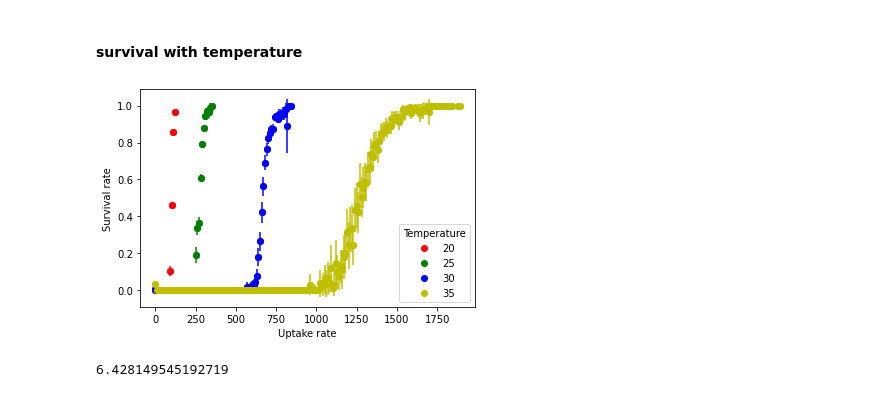
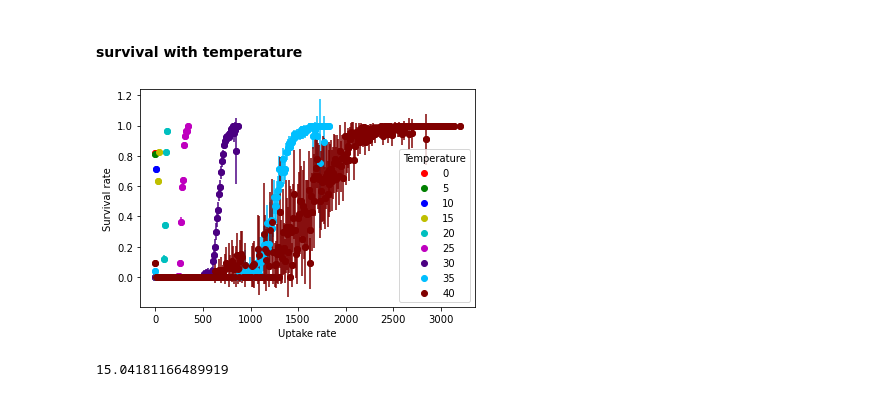
Before and after one commit to DaniDuan/CMEEProject, a Jupyter notebook: code/temp_microbial_CUE.ipynb, the cells around one changed output. Saved outputs shown, nothing was run; the diff lists cells and outputs as text; code cells hidden in the pictures.

```diff
--- a/code/temp_microbial_CUE.ipynb
+++ b/code/temp_microbial_CUE.ipynb
@@ -549,16 +610,16 @@ from rich_temp import funcs_with_temp
 import numpy as np
 import matplotlib.pylab as plt
 
+
 ########## Setting Parameters ###########
-N = 35 # Number of consumers
+N = 50 # Number of consumers
 M = 50 # Number of resources
 
 # Temperature params
 Tref = 273.15 # Reference temperature Kelvin, 0 degrees C
 Ma = 1 # Mass
 Ea_D = np.repeat(3.5,N) # Deactivation energy
-Ea_diff = 0.6
-lf = 0.1 # Leakage
+lf = 0.4 # Leakage
 p_value = 1 # External input resource concentration
 
 # Assembly
@@ -568,15 +629,18 @@ t_fin = 50 # Number of time steps for each temperature
 typ = 1 # Functional response, Type I or II
 K = 0.5 # Half saturation constant for Monod equation(Type II)
 
-T_c = 6 # How many temperatures to cover (how many cycles to run)
+T_c = 9 # How many temperatures to cover (how many cycles to run)
 
 ########## Running Model ###########
-rich_temp_mean, rich_temp_ci = funcs_with_temp(T_c, t_fin, N, M, Tref, Ma, ass, tv, Ea_D, Ea_diff, lf, p_value, typ, K)
+for i in range(3):
+    Ea_diff = 0.3*(i+1)
+    rich_temp_mean, rich_temp_ci = funcs_with_temp(T_c, t_fin, N, M, Tref, Ma, ass, tv, Ea_D, Ea_diff, lf, p_value, typ, K)
+    colors = ['r', 'g', 'b']
+    T_plot = range(0, 5*T_c, 5)
+    plt.plot(T_plot, rich_temp_mean, str(colors[i]), linewidth=0.7, label = np.round(Ea_diff,1))
+    plt.fill_between(T_plot, rich_temp_mean - rich_temp_ci, rich_temp_mean + rich_temp_ci, color=str(colors[i]), alpha=.1)
 
-T_plot = range(10, 10 + 5*T_c, 5)
-# T_plot = range(0, 5*T_c, 5)
-plt.plot(T_plot, rich_temp_mean, 'b-', linewidth=0.7)
-plt.fill_between(T_plot, rich_temp_mean - rich_temp_ci, rich_temp_mean + rich_temp_ci, color='b', alpha=.1)
+plt.legend(title = "Ea_diff")
 plt.ylabel('Richness')
 plt.xlabel('Temp')
 plt.show()
@@ -934,39 +919,38 @@ M = 100 # Number of resources
 
 # Temperature params
 Tref = 273.15 # Reference temperature Kelvin, 0 degrees C
-# pk = 20 # Peak above Tref, degrees C
 Ma = 1 # Mass
 Ea_D = np.repeat(3.5,N) # Deactivation energy - only used if use Sharpe-Schoolfield temp-dependance
 lf = 0.4
 p_value = 1 # External input resource concentration
 
 # Assembly
 tv = 300 # immigration times inside one assembly
 t_fin = 50 # Number of time steps
 typ = 1 # Functional response, Type I or II
 K = 1 # Half saturation constant
 
 
 ########## Running Model ###########
-for i in range(4):
-    sur_rate_filtered = plot_comp(t_fin, N, M, Tref+20+5*i, Tref, Ma, tv, Ea_D, lf, p_value, typ, K)
+for i in range(9):
+    sur_rate_filtered = plot_comp(t_fin, N, M, Tref+5*i, Tref, Ma, tv, Ea_D, lf, p_value, typ, K)
 
     sur_rate_mean = []
     sur_rate_ci = []
     for j in range(len(sur_rate_filtered)):
         sur_rate_mean.append(np.mean(sur_rate_filtered[j]))
         sur_rate_ci.append(1.96 * np.std(sur_rate_filtered[j],axis = 0)/(len(sur_rate_filtered[j])**0.5))
 
-    colors = ['r', 'g', 'b', 'y']
-    plt.scatter(range(0,len(sur_rate_mean)*10,10),sur_rate_mean, c = colors[i], label = str(20+5*i))
+    colors = ['r', 'g', 'b', 'y', 'c', 'm', 'indigo', 'deepskyblue', 'maroon']
+    plt.scatter(range(0,len(sur_rate_mean)*10,10),sur_rate_mean, c = colors[i], label = str(5*i))
     plt.errorbar(range(0,len(sur_rate_mean)*10,10),sur_rate_mean, yerr=sur_rate_ci, fmt="o", color= colors[i])
 
 plt.legend(title = "Temperature")
 plt.ylabel('Survival rate')
 plt.xlabel('Uptake rate')
 plt.show()
 
 print((time.time() - start)/60)
 # %% [output]
-[figure, old version]
+[figure, new version]
-6.428149545192719
+15.04181166489919
```
Also changed, not shown: parts of 40 cells of this notebook, 14 other files.
